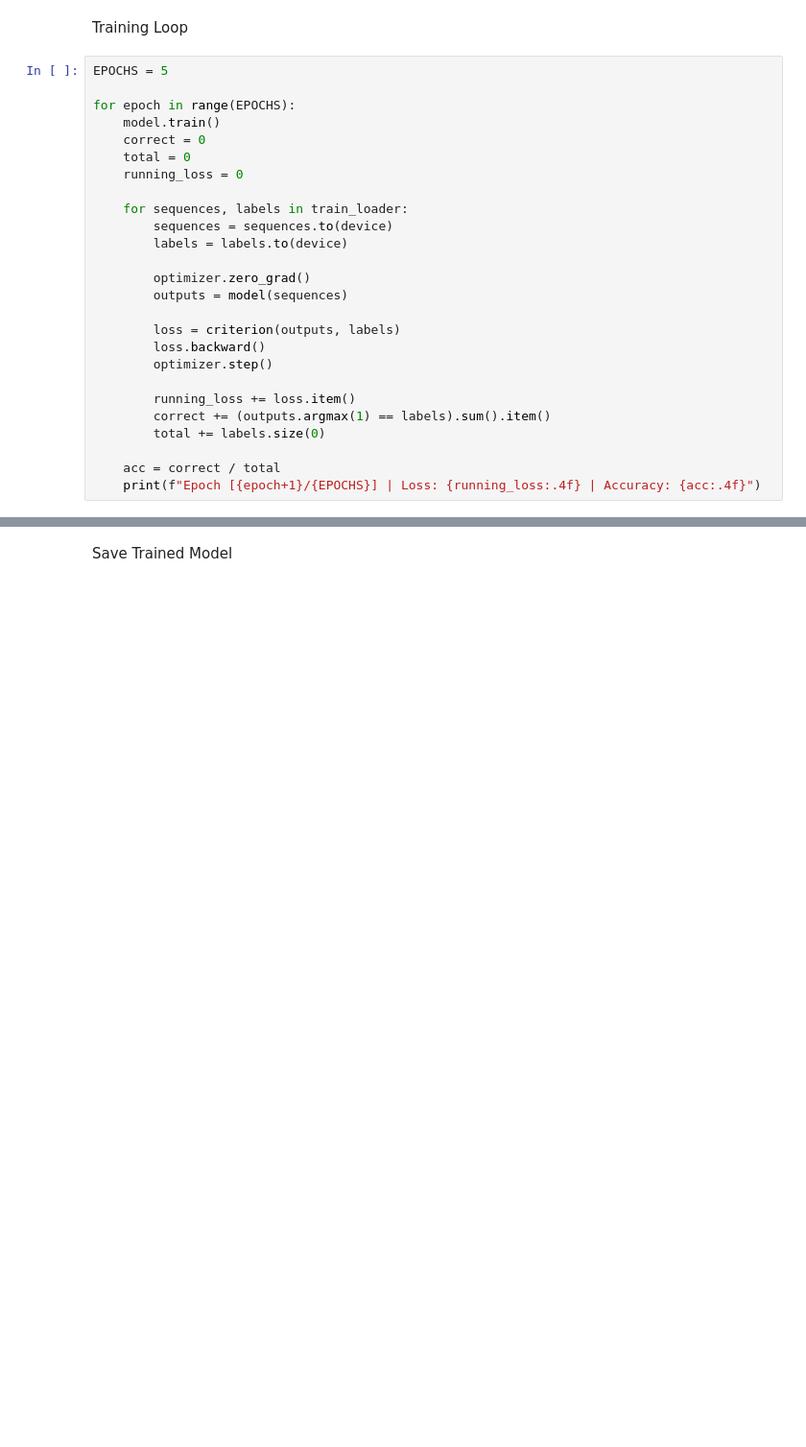
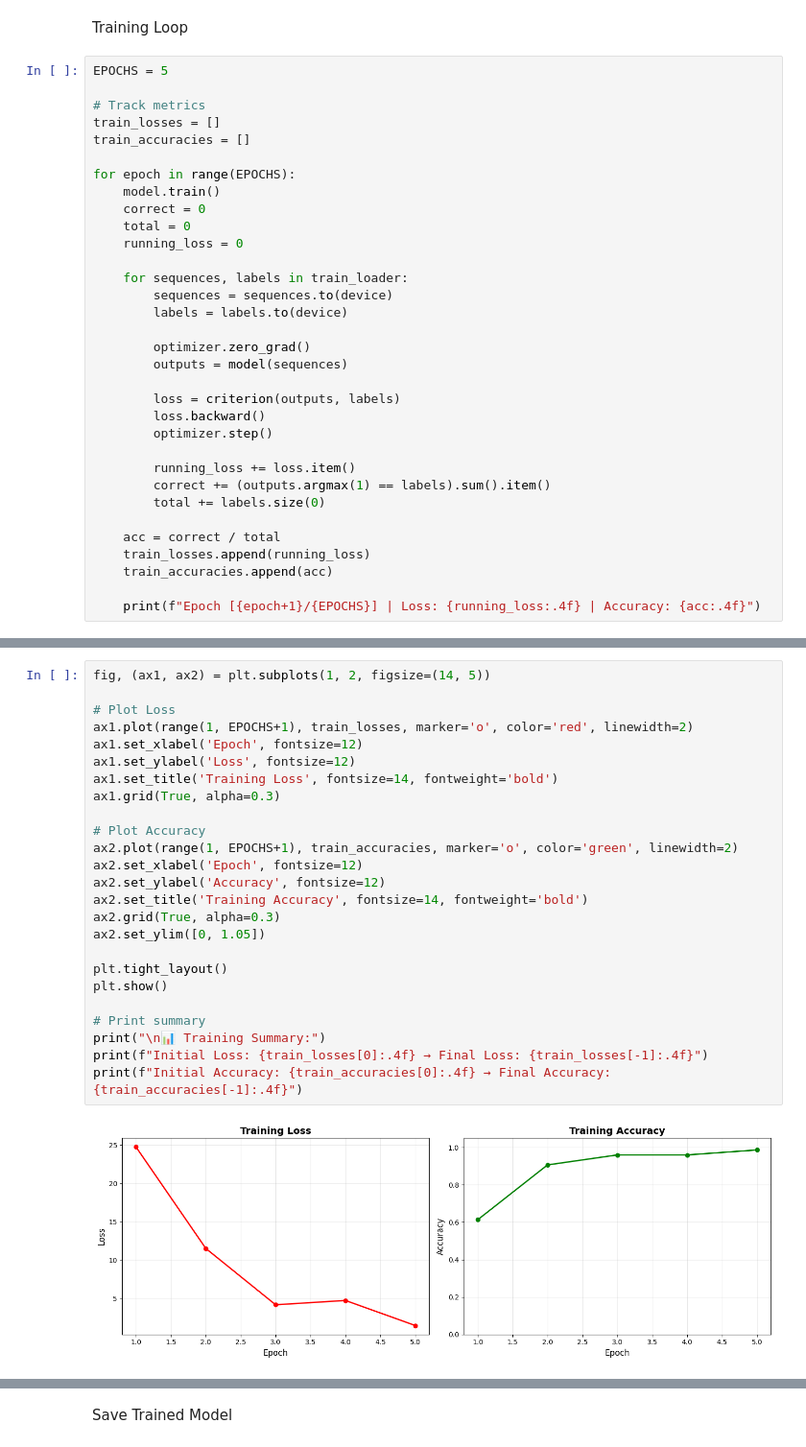
Before and after one commit to PratikBhosale-07/Deepfake-Video-Detection, a Jupyter notebook: model2_cnn_lstm.ipynb, the cells around one changed output, grey strips where cells are left out. Shown at 96% size. Drawn from its saved outputs; the diff is of its cells as text; blank space fills up the shorter version.

```diff
--- a/model2_cnn_lstm.ipynb
+++ b/model2_cnn_lstm.ipynb
@@ -106,6 +107,10 @@ CNN_LSTM(
 Training Loop
 # %%
 EPOCHS = 5
+
+# Track metrics
+train_losses = []
+train_accuracies = []
 
 for epoch in range(EPOCHS):
     model.train()
@@ -129,5 +134,8 @@ for epoch in range(EPOCHS):
         total += labels.size(0)
 
     acc = correct / total
+    train_losses.append(running_loss)
+    train_accuracies.append(acc)
+
     print(f"Epoch [{epoch+1}/{EPOCHS}] | Loss: {running_loss:.4f} | Accuracy: {acc:.4f}")
 # %% [output]
@@ -138,0 +147,27 @@ Epoch [5/5] | Loss: 0.5325 | Accuracy: 1.0000
+# %%
+fig, (ax1, ax2) = plt.subplots(1, 2, figsize=(14, 5))
+
+# Plot Loss
+ax1.plot(range(1, EPOCHS+1), train_losses, marker='o', color='red', linewidth=2)
+ax1.set_xlabel('Epoch', fontsize=12)
+ax1.set_ylabel('Loss', fontsize=12)
+ax1.set_title('Training Loss', fontsize=14, fontweight='bold')
+ax1.grid(True, alpha=0.3)
+
+# Plot Accuracy
+ax2.plot(range(1, EPOCHS+1), train_accuracies, marker='o', color='green', linewidth=2)
+ax2.set_xlabel('Epoch', fontsize=12)
+ax2.set_ylabel('Accuracy', fontsize=12)
+ax2.set_title('Training Accuracy', fontsize=14, fontweight='bold')
+ax2.grid(True, alpha=0.3)
+ax2.set_ylim([0, 1.05])
+
+plt.tight_layout()
+plt.show()
+
+# Print summary
+print("\n📊 Training Summary:")
+print(f"Initial Loss: {train_losses[0]:.4f} → Final Loss: {train_losses[-1]:.4f}")
+print(f"Initial Accuracy: {train_accuracies[0]:.4f} → Final Accuracy: {train_accuracies[-1]:.4f}")
+# %% [output]
+[figure, added]
```
Also changed, not shown: parts of 4 cells of this notebook, 1 other file.
